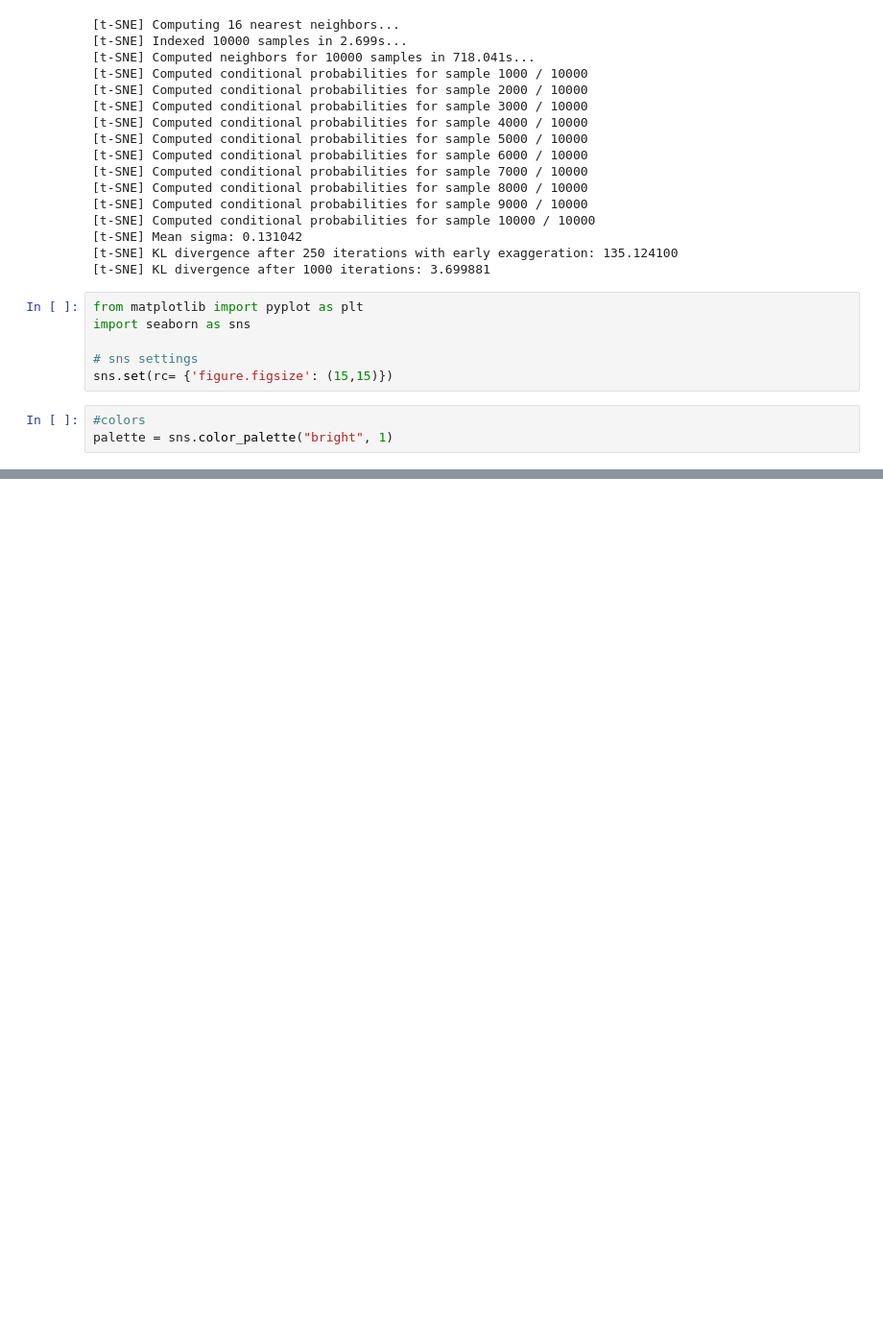
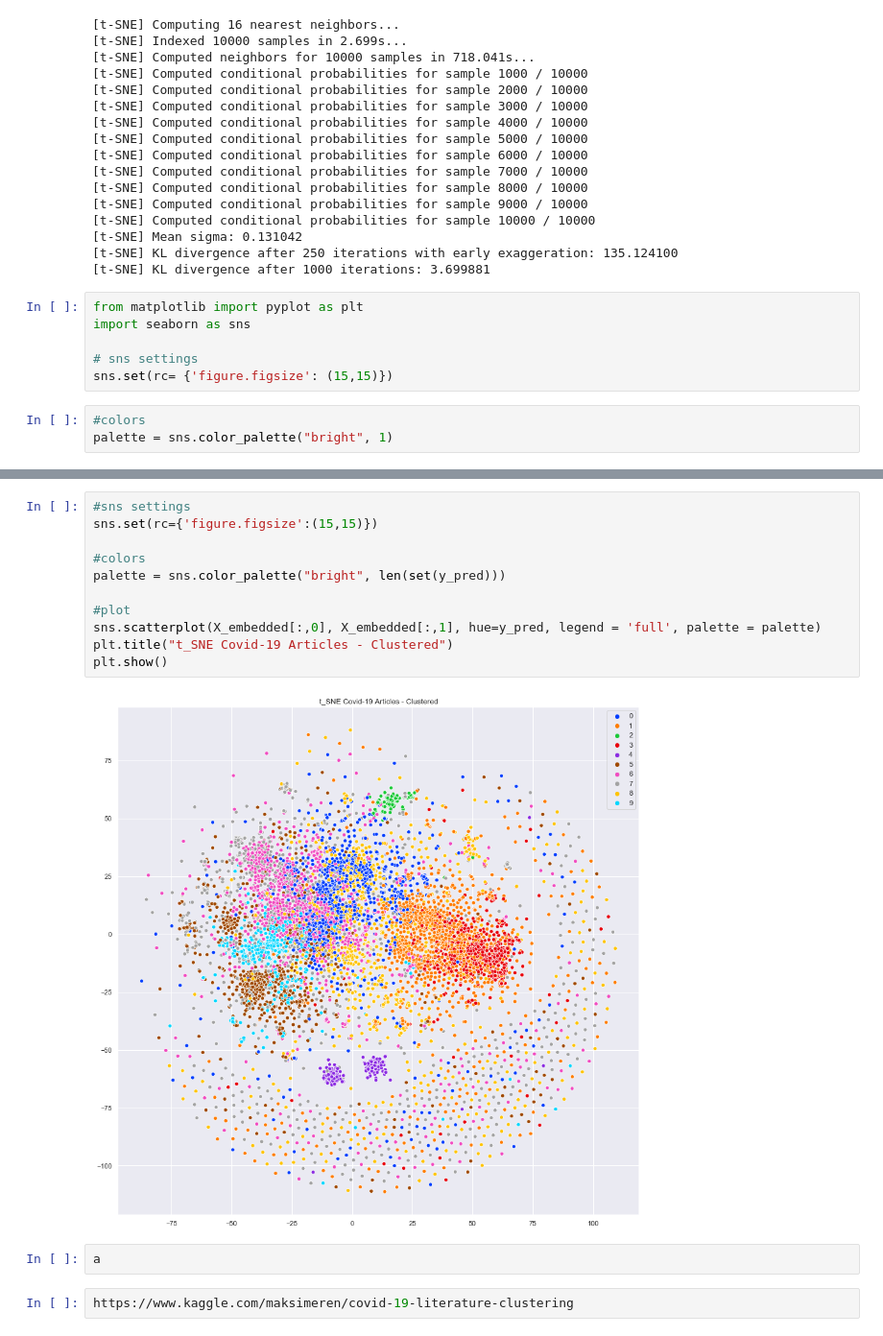
Before and after one commit to jcanque777/covid_19, a Jupyter notebook: covid19_workbook.ipynb, the cells around one changed output, grey strips where cells are left out. Shown at 96% size. Saved outputs shown, nothing was run; the diff lists cells and outputs as text; blank space fills up the shorter version.

```diff
--- a/covid19_workbook.ipynb
+++ b/covid19_workbook.ipynb
@@ -386,0 +402,17 @@ NameError: name 'x_embedded' is not defined
+# %%
+#sns settings
+sns.set(rc={'figure.figsize':(15,15)})
+
+#colors
+palette = sns.color_palette("bright", len(set(y_pred)))
+
+#plot
+sns.scatterplot(X_embedded[:,0], X_embedded[:,1], hue=y_pred, legend = 'full', palette = palette)
+plt.title("t_SNE Covid-19 Articles - Clustered")
+plt.show()
+# %% [output]
+[figure, added]
+# %%
+a
+# %%
+https://www.kaggle.com/maksimeren/covid-19-literature-clustering
```
Also changed, not shown: parts of 6 cells of this notebook.
